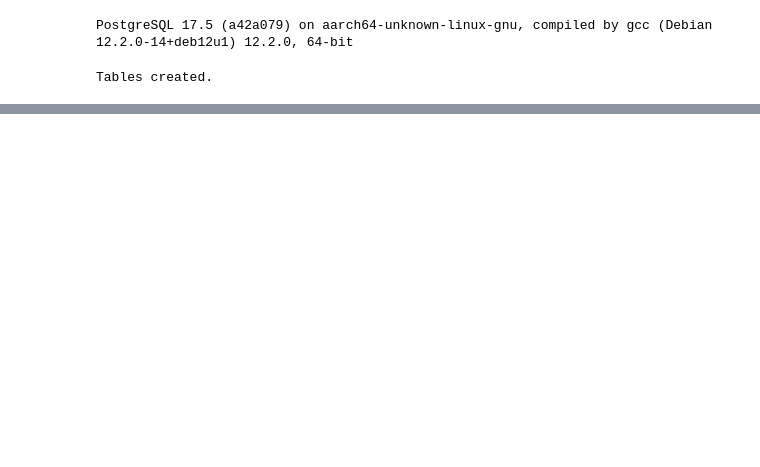
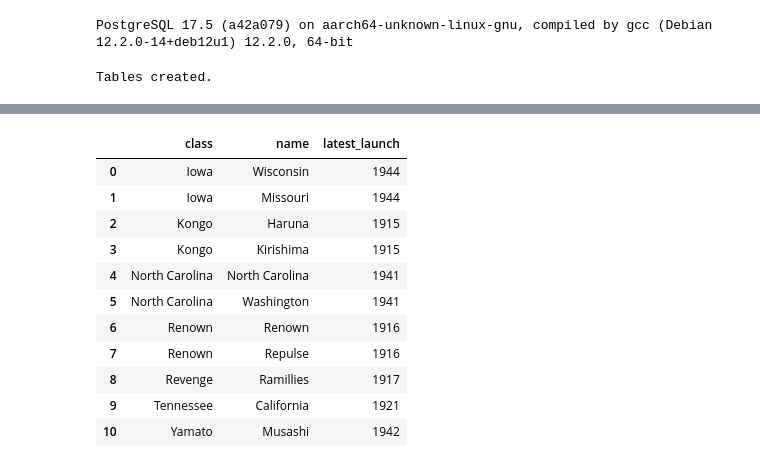
Before and after one commit to rajat806/SQL-LAB-226, a Jupyter notebook: Sql lab 226.ipynb, the cells around one changed output, grey strips where cells are left out. Saved outputs shown, nothing was run; the diff lists cells and outputs as text; code cells hidden in the pictures; blank space fills up the shorter version.

```diff
--- a/Sql lab 226.ipynb
+++ b/Sql lab 226.ipynb
@@ -186,0 +177,26 @@ show("""
+# %%
+# Fourth query
+show("""
+SELECT s.class, s.name, MAX(s.launched) AS latest_launch
+FROM Ships s
+GROUP BY s.class, s.name
+HAVING s.launched = (
+   SELECT MAX(s2.launched)
+   FROM Ships s2
+   WHERE s2.class = s.class
+)
+ORDER BY s.class;
+""")
+# %% [output]
+|  | class | name | latest_launch |
+| 0 | Iowa | Wisconsin | 1944 |
+| 1 | Iowa | Missouri | 1944 |
+| 2 | Kongo | Haruna | 1915 |
+| 3 | Kongo | Kirishima | 1915 |
+| 4 | North Carolina | North Carolina | 1941 |
+| 5 | North Carolina | Washington | 1941 |
+| 6 | Renown | Renown | 1916 |
+| 7 | Renown | Repulse | 1916 |
+| 8 | Revenge | Ramillies | 1917 |
+| 9 | Tennessee | California | 1921 |
+| 10 | Yamato | Musashi | 1942 |
```
Also changed, not shown: parts of 14 cells of this notebook.
